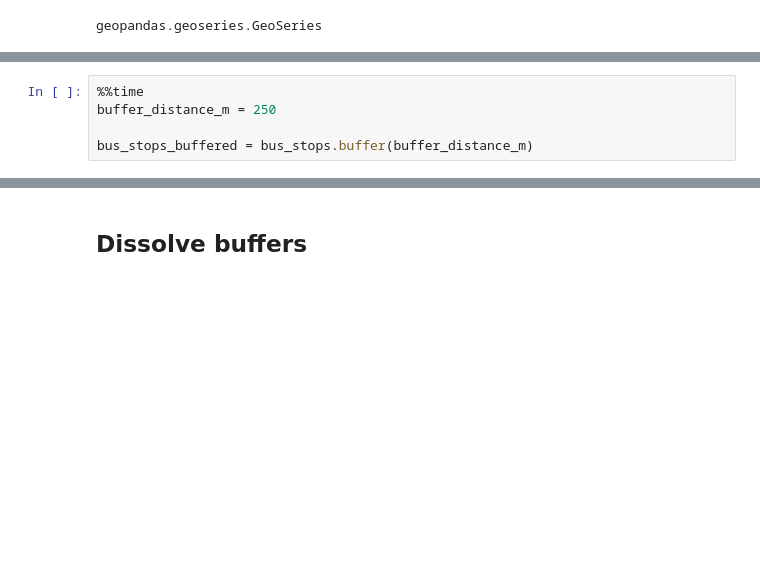
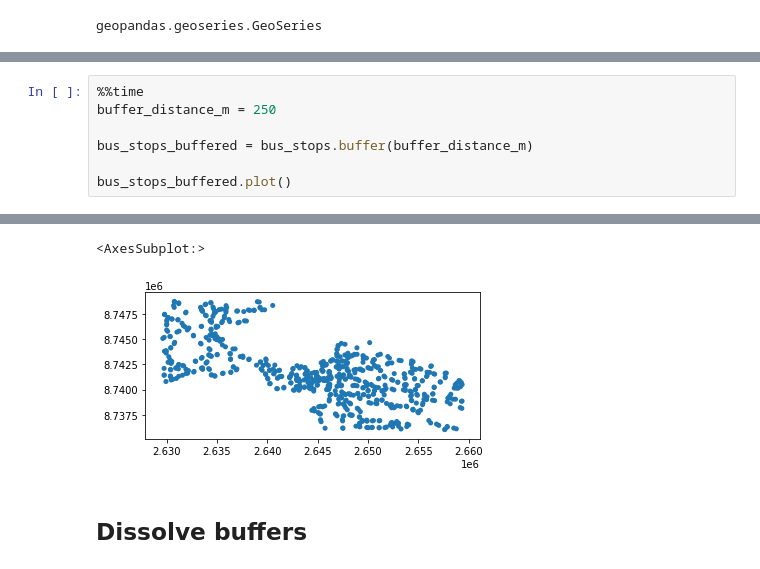
Before and after one commit to SustainableUrbanDesign/app, a Jupyter notebook: experiments/notebooks/proximity.ipynb, the cells around one changed output, grey strips where cells are left out. Cells and saved outputs as stored; diff of their text form; blank space fills up the shorter version.

```diff
--- a/experiments/notebooks/proximity.ipynb
+++ b/experiments/notebooks/proximity.ipynb
@@ -101,4 +104,6 @@ food_sources_buffered = food_sources.buffer(one_km)
 buffer_distance_m = 250
 
 bus_stops_buffered = bus_stops.buffer(buffer_distance_m)
+
+bus_stops_buffered.plot()
 # %% [output]
@@ -107,3 +112,5 @@ Wall time: 196 ms
+<AxesSubplot:>
+[figure, added]
 # %% [markdown]
 ## Dissolve buffers
 # %% [markdown]
```
Also changed, not shown: parts of 4 cells of this notebook.
